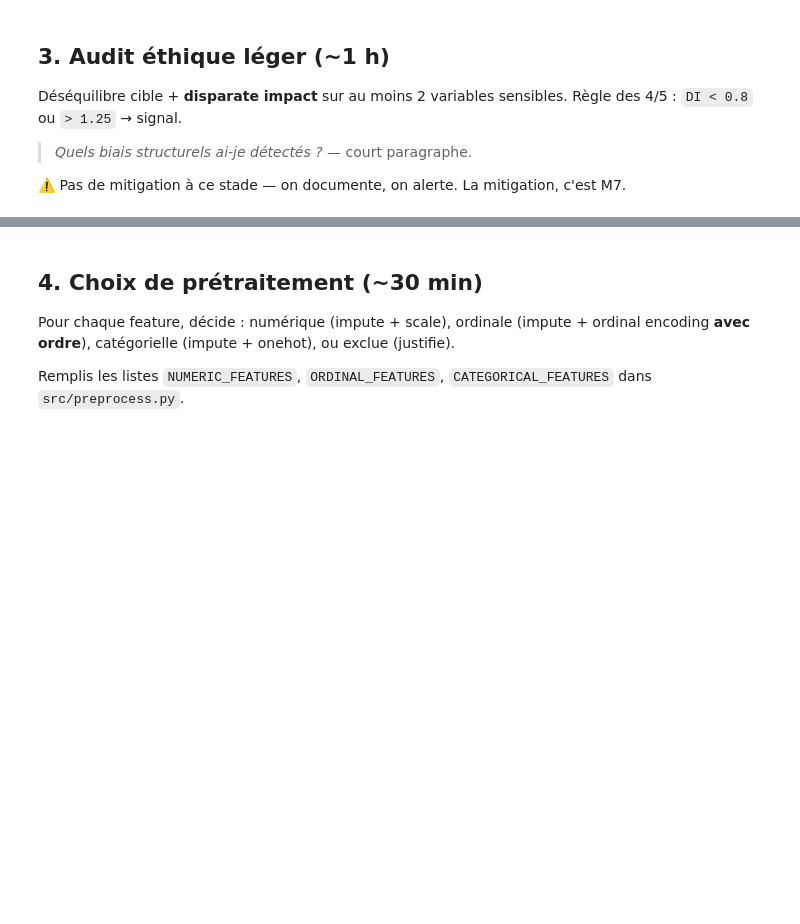
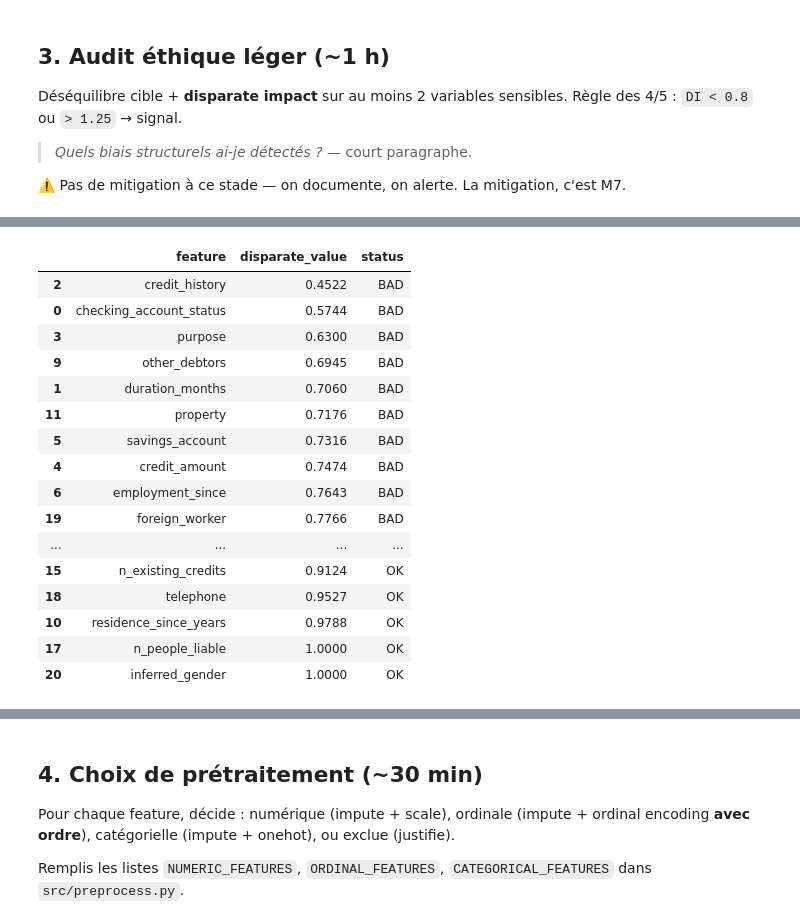
Before and after one commit to Franck-Beugnet/M2-B1-pipe-eckmuhl-franck, a Jupyter notebook: notebooks/M2-B1_template.ipynb, the cells around one changed output, grey strips where cells are left out. Cells and saved outputs as stored; diff of their text form; code cells hidden in the pictures; blank space fills up the shorter version.

```diff
--- a/notebooks/M2-B1_template.ipynb
+++ b/notebooks/M2-B1_template.ipynb
@@ -291,0 +449,90 @@ c'est M7.
+# %%
+# Analyse générique simplifiée du Disparate Impact par feature
+# Sortie demandée: valeur de DI + statut OK/BAD par variable
+
+if 'df' not in dir():
+    from pathlib import Path
+    import pandas as pd
+    DATA_DIR = Path("../data")
+    RAW_PATH = DATA_DIR / "german_credit_raw.csv"
+    df = pd.read_csv(RAW_PATH)
+    target_col = "credit_risk"
+
+
+def compute_feature_disparate(
+    data: pd.DataFrame,
+    feature: str,
+    target: str = "credit_risk",
+    positive_label: str = "good_credit",
+    n_bins_numeric: int = 4,
+) -> tuple[float | None, str]:
+    s = data[feature]
+
+    # Numérique -> binning en quantiles; sinon -> modalités string
+    if pd.api.types.is_numeric_dtype(s):
+        s_num = pd.to_numeric(s, errors='coerce')
+        non_null = s_num.dropna()
+        if non_null.nunique() < 2:
+            grouped = s.astype('string').fillna('MISSING').astype(str)
+        else:
+            try:
+                grouped = pd.qcut(s_num, q=n_bins_numeric, duplicates='drop').astype(str)
+                grouped = pd.Series(grouped, index=s.index).fillna('MISSING')
+            except ValueError:
+                grouped = s.astype('string').fillna('MISSING').astype(str)
+    else:
+        grouped = s.astype('string').fillna('MISSING').astype(str)
+
+    tmp = data.assign(_group=grouped)
+    rates = tmp.groupby('_group', dropna=False)[target].apply(
+        lambda x: (x == positive_label).mean()
+    )
+
+    if rates.empty:
+        return None, 'BAD'
+
+    ref_rate = rates.max()
+    if ref_rate == 0:
+        return None, 'BAD'
+
+    # DI par groupe vs référence = taux_groupe / taux_ref
+    di_values = rates / ref_rate
+
+    # Valeur retenue pour la feature: DI le plus défavorable
+    disparate_value = float(di_values.min())
+    status = 'OK' if 0.8 <= disparate_value <= 1.25 else 'BAD'
+    return disparate_value, status
+
+
+results = []
+for feature in [c for c in df.columns if c != target_col]:
+    di_value, status = compute_feature_disparate(df, feature, target=target_col)
+    results.append(
+        {
+            'feature': feature,
+            'disparate_value': round(di_value, 4) if di_value is not None else None,
+            'status': status,
+        }
+    )
+
+
+di_feature_summary = pd.DataFrame(results).sort_values(['status', 'disparate_value'], ascending=[True, True])
+display(di_feature_summary)
+# %% [output]
+|  | feature | disparate_value | status |
+| 2 | credit_history | 0.4522 | BAD |
+| 0 | checking_account_status | 0.5744 | BAD |
+| 3 | purpose | 0.6300 | BAD |
+| 9 | other_debtors | 0.6945 | BAD |
+| 1 | duration_months | 0.7060 | BAD |
+| 11 | property | 0.7176 | BAD |
+| 5 | savings_account | 0.7316 | BAD |
+| 4 | credit_amount | 0.7474 | BAD |
+| 6 | employment_since | 0.7643 | BAD |
+| 19 | foreign_worker | 0.7766 | BAD |
+| ... | ... | ... | ... |
+| 15 | n_existing_credits | 0.9124 | OK |
+| 18 | telephone | 0.9527 | OK |
+| 10 | residence_since_years | 0.9788 | OK |
+| 17 | n_people_liable | 1.0000 | OK |
+| 20 | inferred_gender | 1.0000 | OK |
```
Also changed, not shown: parts of 7 cells of this notebook.
